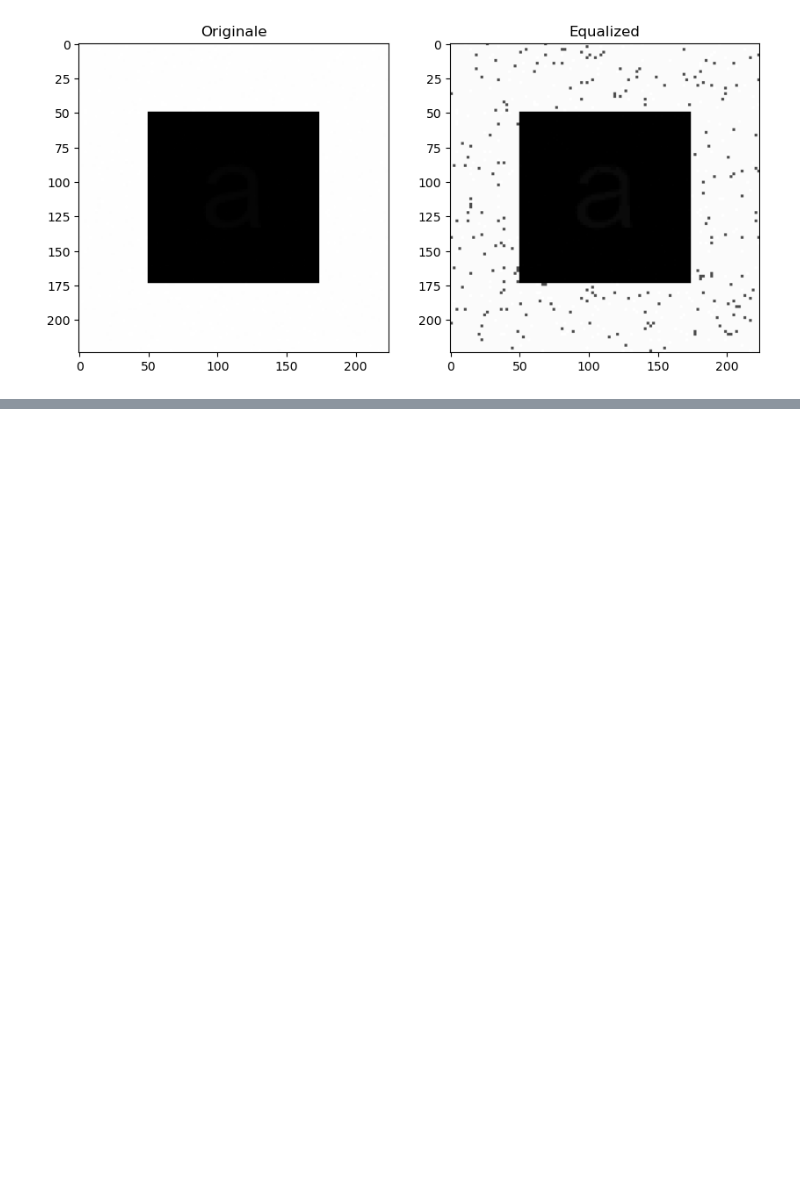
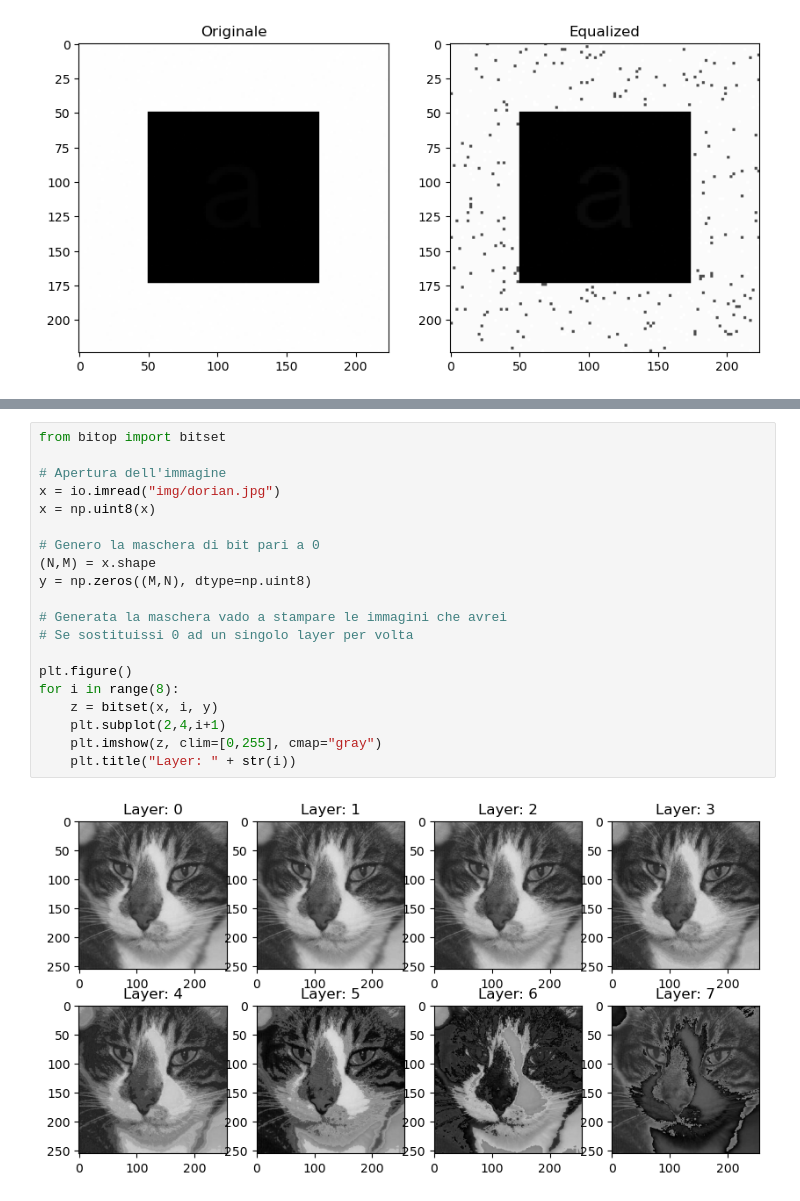
Before and after one commit to Agda78/elaborazione_dei_segnali_multimediali, a Jupyter notebook: Esercizi/1_space_domain/3_stat_loc.ipynb, the cells around one changed output, grey strips where cells are left out. Saved outputs shown, nothing was run; the diff lists cells and outputs as text; blank space fills up the shorter version.

```diff
--- a/Esercizi/1_space_domain/3_stat_loc.ipynb
+++ b/Esercizi/1_space_domain/3_stat_loc.ipynb
@@ -52,0 +89,22 @@ KeyboardInterrupt
+# %%
+from bitop import bitset
+
+# Apertura dell'immagine
+x = io.imread("img/dorian.jpg")
+x = np.uint8(x)
+
+# Genero la maschera di bit pari a 0
+(N,M) = x.shape
+y = np.zeros((M,N), dtype=np.uint8)
+
+# Generata la maschera vado a stampare le immagini che avrei
+# Se sostituissi 0 ad un singolo layer per volta
+
+plt.figure()
+for i in range(8):
+    z = bitset(x, i, y)
+    plt.subplot(2,4,i+1)
+    plt.imshow(z, clim=[0,255], cmap="gray")
+    plt.title("Layer: " + str(i))
+# %% [output]
+[figure, added]
```
Also changed, not shown: parts of 17 cells of this notebook, 3 other files.
